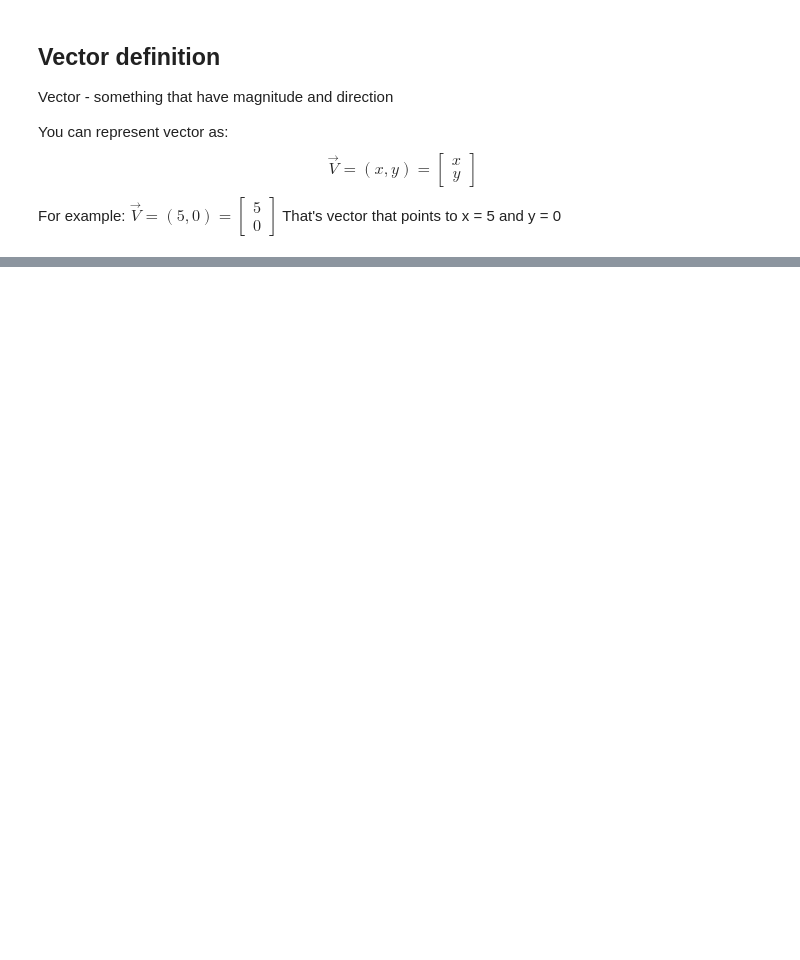
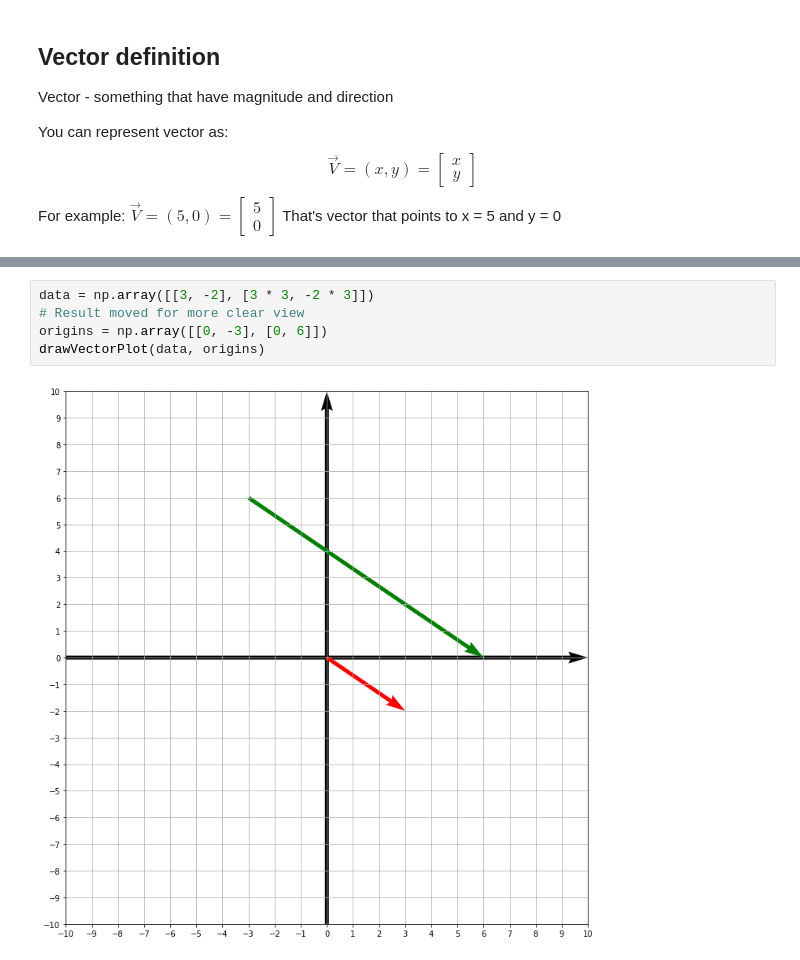
Before and after one commit to Leniorko/ml-journey, a Jupyter notebook: vector.ipynb, the cells around one changed output, grey strips where cells are left out. Saved outputs shown, nothing was run; the diff lists cells and outputs as text; blank space fills up the shorter version.

```diff
--- a/vector.ipynb
+++ b/vector.ipynb
@@ -71,0 +82,7 @@ drawVectorPlot(data)
+# %%
+data = np.array([[3, -2], [3 * 3, -2 * 3]])
+# Result moved for more clear view
+origins = np.array([[0, -3], [0, 6]])
+drawVectorPlot(data, origins)
+# %% [output]
+[figure, added]
```
Also changed, not shown: parts of 6 cells of this notebook.
